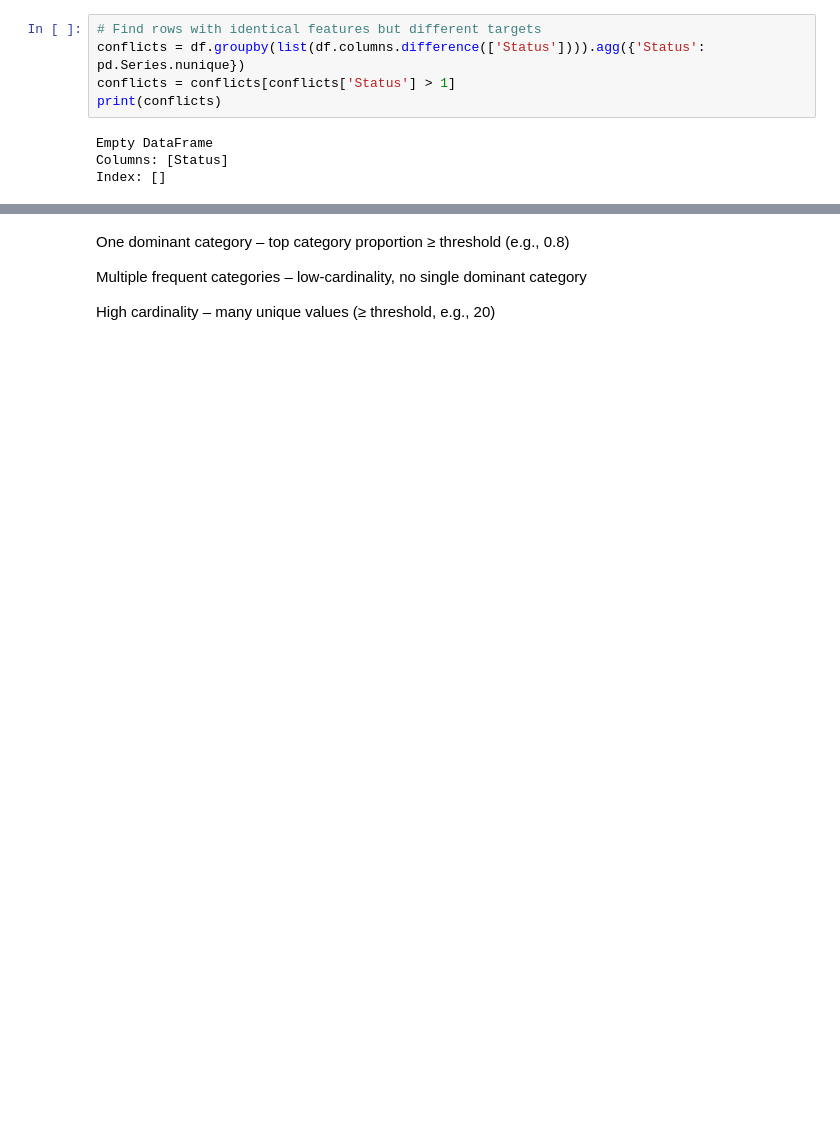
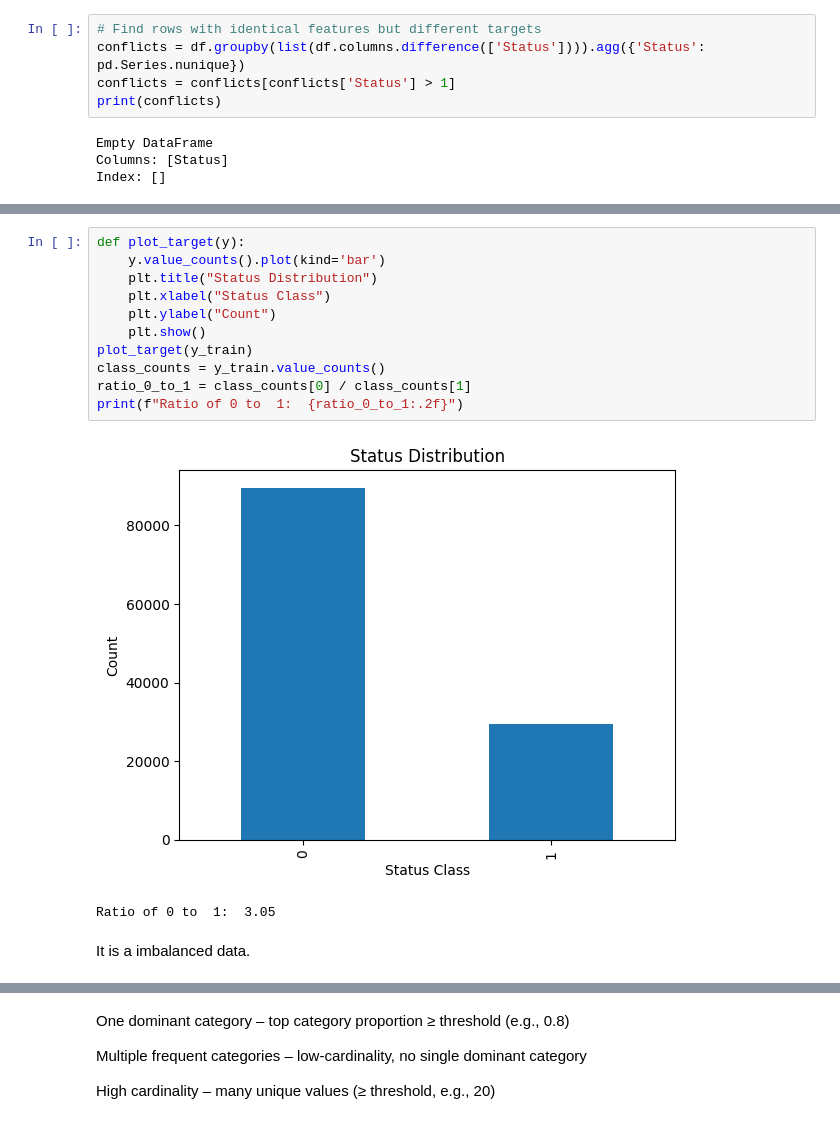
Before and after one commit to qiulanzeng/Loan-Default-Prediction, a Jupyter notebook: loan_default_prediction.ipynb, the cells around one changed output, grey strips where cells are left out. Drawn from its saved outputs; the diff is of its cells as text; blank space fills up the shorter version.

```diff
--- a/loan_default_prediction.ipynb
+++ b/loan_default_prediction.ipynb
@@ -129,3 +198,19 @@ Index: []
+# %%
+def plot_target(y):
+    y.value_counts().plot(kind='bar')
+    plt.title("Status Distribution")
+    plt.xlabel("Status Class")
+    plt.ylabel("Count")
+    plt.show()
+plot_target(y_train)
+class_counts = y_train.value_counts()
+ratio_0_to_1 = class_counts[0] / class_counts[1]
+print(f"Ratio of 0 to  1:  {ratio_0_to_1:.2f}")
+# %% [output]
+[figure, added]
+Ratio of 0 to  1:  3.05
+# %% [markdown]
+It is a imbalanced data.
 # %%
 def plot_all_features_grid(df, top_n_categories=20, log_threshold_skew=2):
     num_cols = df.shape[1]
```
Also changed, not shown: parts of 57 cells of this notebook, 1 other file.
